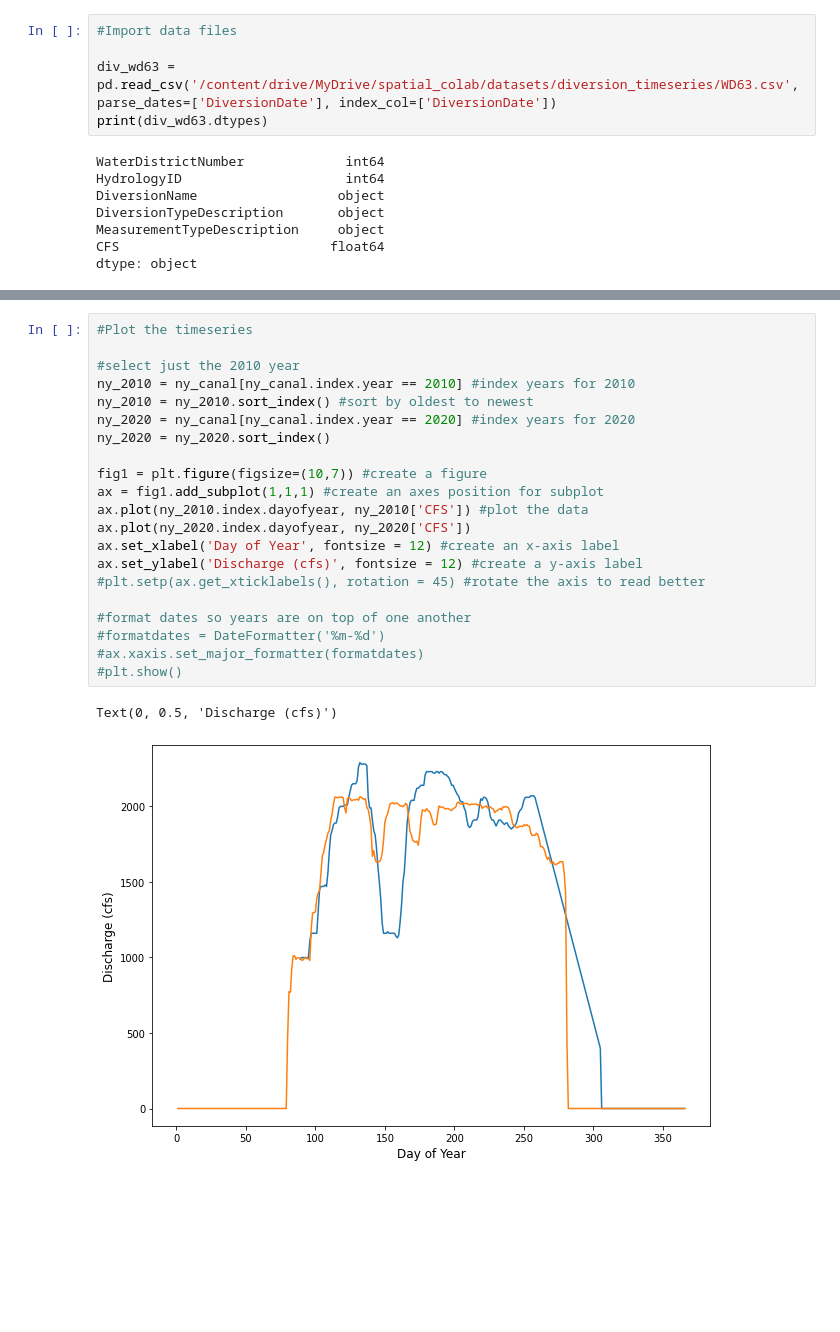
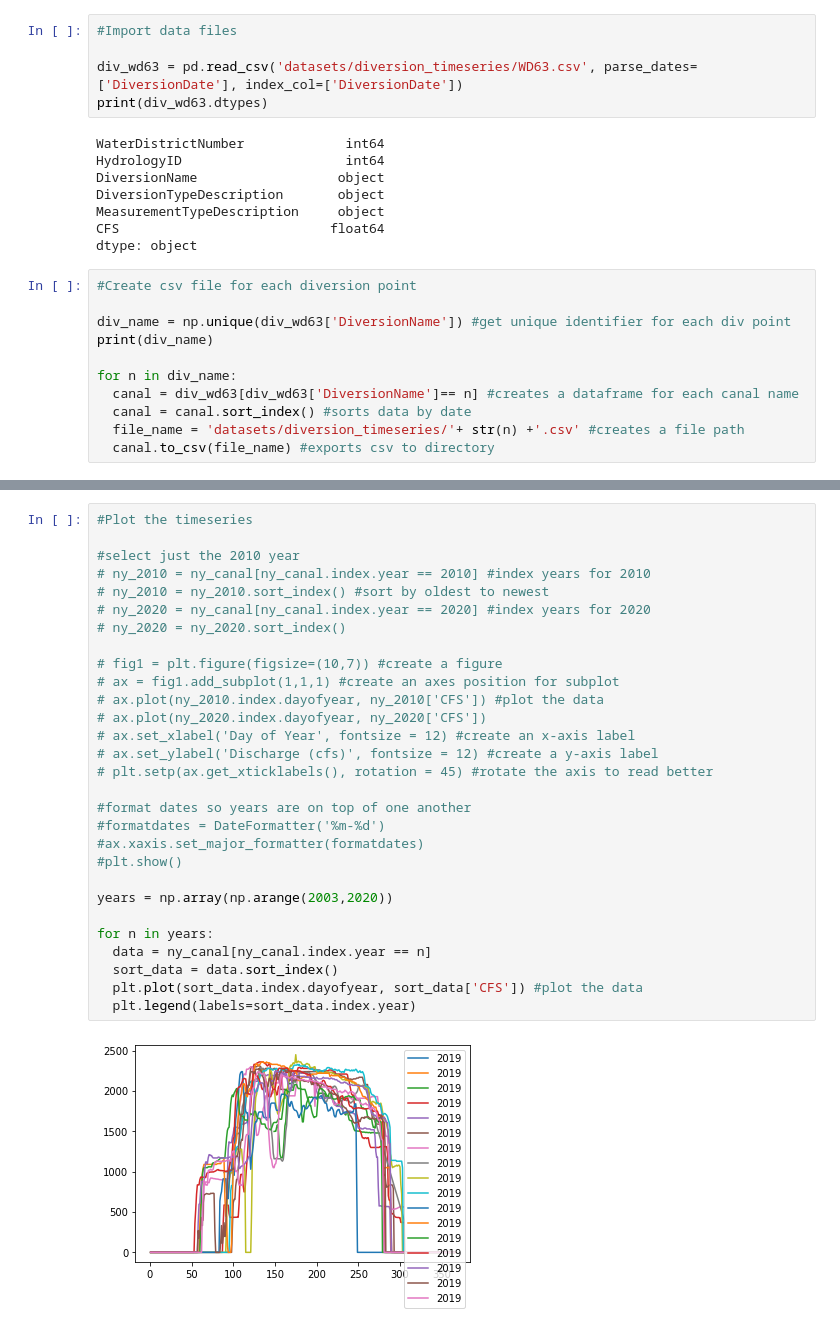
Before and after one commit to bridgetmarie24/pod_pou_lulcc, a Jupyter notebook: diversion_timeseries.ipynb, the cells around one changed output, grey strips where cells are left out. Cells and saved outputs as stored; diff of their text form; blank space fills up the shorter version.

```diff
--- a/diversion_timeseries.ipynb
+++ b/diversion_timeseries.ipynb
@@ -42,7 +51,7 @@ Mounted at /content/drive
 # %%
 #Import data files
 
-div_wd63 = pd.read_csv('/content/drive/MyDrive/spatial_colab/datasets/diversion_timeseries/WD63.csv', parse_dates=['DiversionDate'], index_col=['DiversionDate'])
+div_wd63 = pd.read_csv('datasets/diversion_timeseries/WD63.csv', parse_dates=['DiversionDate'], index_col=['DiversionDate'])
 print(div_wd63.dtypes)
 # %% [output]
 WaterDistrictNumber             int64
@@ -52,3 +61,14 @@ DiversionTypeDescription       object
 MeasurementTypeDescription     object
 CFS                           float64
 dtype: object
+# %%
+#Create csv file for each diversion point
+
+div_name = np.unique(div_wd63['DiversionName']) #get unique identifier for each div point
+print(div_name)
+
+for n in div_name:
+  canal = div_wd63[div_wd63['DiversionName']== n] #creates a dataframe for each canal name
+  canal = canal.sort_index() #sorts data by date
+  file_name = 'datasets/diversion_timeseries/'+ str(n) +'.csv' #creates a file path
+  canal.to_csv(file_name) #exports csv to directory
@@ -105,24 +143,31 @@ DatetimeIndex(['2003-05-21', '2003-04-26', '2003-05-19', '2003-04-03',
 # %%
 #Plot the timeseries
 
 #select just the 2010 year
-ny_2010 = ny_canal[ny_canal.index.year == 2010] #index years for 2010
-ny_2010 = ny_2010.sort_index() #sort by oldest to newest
-ny_2020 = ny_canal[ny_canal.index.year == 2020] #index years for 2020
-ny_2020 = ny_2020.sort_index()
+# ny_2010 = ny_canal[ny_canal.index.year == 2010] #index years for 2010
+# ny_2010 = ny_2010.sort_index() #sort by oldest to newest
+# ny_2020 = ny_canal[ny_canal.index.year == 2020] #index years for 2020
+# ny_2020 = ny_2020.sort_index()
 
-fig1 = plt.figure(figsize=(10,7)) #create a figure
-ax = fig1.add_subplot(1,1,1) #create an axes position for subplot
-ax.plot(ny_2010.index.dayofyear, ny_2010['CFS']) #plot the data
-ax.plot(ny_2020.index.dayofyear, ny_2020['CFS'])
-ax.set_xlabel('Day of Year', fontsize = 12) #create an x-axis label
-ax.set_ylabel('Discharge (cfs)', fontsize = 12) #create a y-axis label
-#plt.setp(ax.get_xticklabels(), rotation = 45) #rotate the axis to read better
+# fig1 = plt.figure(figsize=(10,7)) #create a figure
+# ax = fig1.add_subplot(1,1,1) #create an axes position for subplot
+# ax.plot(ny_2010.index.dayofyear, ny_2010['CFS']) #plot the data
+# ax.plot(ny_2020.index.dayofyear, ny_2020['CFS'])
+# ax.set_xlabel('Day of Year', fontsize = 12) #create an x-axis label
+# ax.set_ylabel('Discharge (cfs)', fontsize = 12) #create a y-axis label
+# plt.setp(ax.get_xticklabels(), rotation = 45) #rotate the axis to read better
 
 #format dates so years are on top of one another
 #formatdates = DateFormatter('%m-%d')
 #ax.xaxis.set_major_formatter(formatdates)
 #plt.show()
+
+years = np.array(np.arange(2003,2020))
+
+for n in years:
+  data = ny_canal[ny_canal.index.year == n]
+  sort_data = data.sort_index()
+  plt.plot(sort_data.index.dayofyear, sort_data['CFS']) #plot the data
+  plt.legend(labels=sort_data.index.year)
 # %% [output]
-Text(0, 0.5, 'Discharge (cfs)')
-[figure, old version]
+[figure, new version]
```
Also changed, not shown: parts of 7 cells of this notebook.
